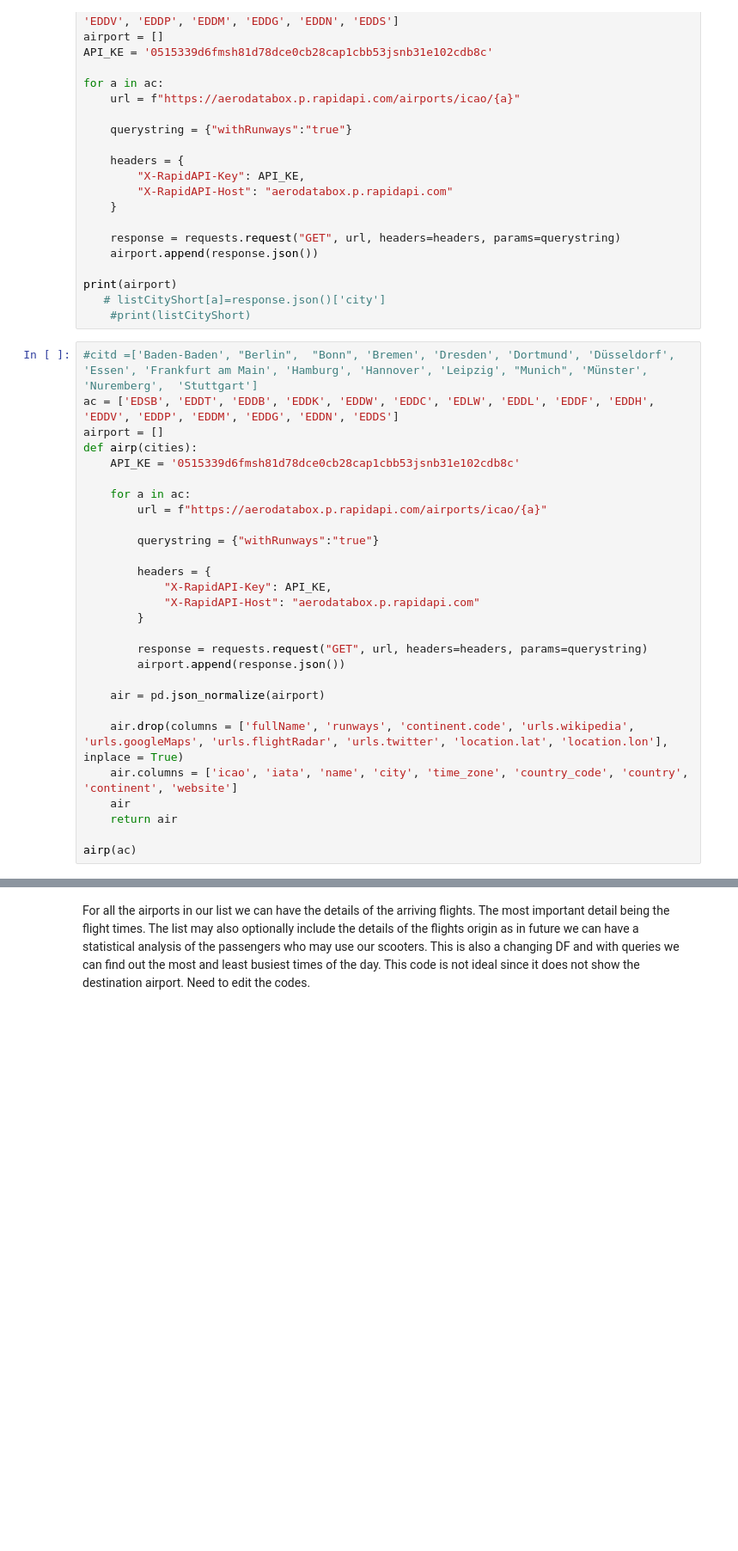
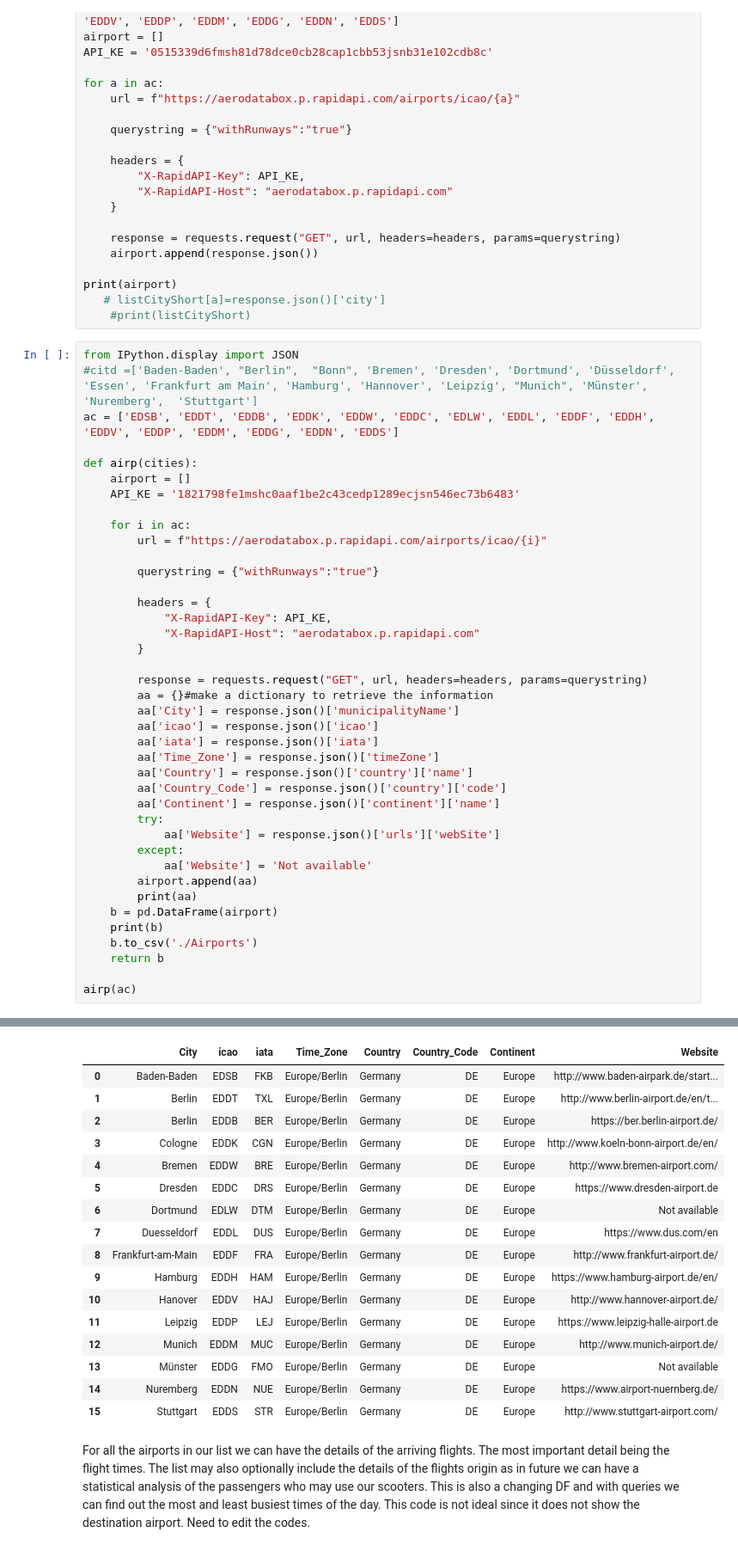
Before and after one commit to Joachim0211/DatapipelineApiToCloud, a Jupyter notebook: Gans Project.ipynb, the cells around one changed output, grey strips where cells are left out. Shown at 86% size. Saved outputs shown, nothing was run; the diff lists cells and outputs as text; blank space fills up the shorter version.

```diff
--- a/Gans Project.ipynb
+++ b/Gans Project.ipynb
@@ -137,14 +191,16 @@ print(airport)
    # listCityShort[a]=response.json()['city']
     #print(listCityShort)
 # %%
+from IPython.display import JSON
 #citd =['Baden-Baden', "Berlin",  "Bonn", 'Bremen', 'Dresden', 'Dortmund', 'Düsseldorf', 'Essen', 'Frankfurt am Main', 'Hamburg', 'Hannover', 'Leipzig', "Munich", 'Münster',  'Nuremberg',  'Stuttgart']
 ac = ['EDSB', 'EDDT', 'EDDB', 'EDDK', 'EDDW', 'EDDC', 'EDLW', 'EDDL', 'EDDF', 'EDDH', 'EDDV', 'EDDP', 'EDDM', 'EDDG', 'EDDN', 'EDDS']
-airport = []
+
 def airp(cities):
-    API_KE = '0515339d6fmsh81d78dce0cb28cap1cbb53jsnb31e102cdb8c'
+    airport = []
+    API_KE = '1821798fe1mshc0aaf1be2c43cedp1289ecjsn546ec73b6483'
 
-    for a in ac:
-        url = f"https://aerodatabox.p.rapidapi.com/airports/icao/{a}"
+    for i in ac:
+        url = f"https://aerodatabox.p.rapidapi.com/airports/icao/{i}"
 
         querystring = {"withRunways":"true"}
 
@@ -154,13 +210,24 @@ def airp(cities):
         }
 
         response = requests.request("GET", url, headers=headers, params=querystring)
-        airport.append(response.json())
-
-    air = pd.json_normalize(airport)
-
-    air.drop(columns = ['fullName', 'runways', 'continent.code', 'urls.wikipedia', 'urls.googleMaps', 'urls.flightRadar', 'urls.twitter', 'location.lat', 'location.lon'], inplace = True)
-    air.columns = ['icao', 'iata', 'name', 'city', 'time_zone', 'country_code', 'country', 'continent', 'website']
-    air
-    return air
+        aa = {}#make a dictionary to retrieve the information
+        aa['City'] = response.json()['municipalityName']
+        aa['icao'] = response.json()['icao']
+        aa['iata'] = response.json()['iata']
+        aa['Time_Zone'] = response.json()['timeZone']
+        aa['Country'] = response.json()['country']['name']
+        aa['Country_Code'] = response.json()['country']['code']
+        aa['Continent'] = response.json()['continent']['name']
+        try:
+            aa['Website'] = response.json()['urls']['webSite']
+        except:
+            aa['Website'] = 'Not available'
+        airport.append(aa)
+        print(aa)
+    b = pd.DataFrame(airport)
+    print(b)
+    b.to_csv('./Airports')
+    return b
 
 airp(ac)
+# %% [output]
@@ -167,2 +251,19 @@ airp(ac)
+|  | City | icao | iata | Time_Zone | Country | Country_Code | Continent | Website |
+| 0 | Baden-Baden | EDSB | FKB | Europe/Berlin | Germany | DE | Europe | http://www.baden-airpark.de/start... |
+| 1 | Berlin | EDDT | TXL | Europe/Berlin | Germany | DE | Europe | http://www.berlin-airport.de/en/t... |
+| 2 | Berlin | EDDB | BER | Europe/Berlin | Germany | DE | Europe | https://ber.berlin-airport.de/ |
+| 3 | Cologne | EDDK | CGN | Europe/Berlin | Germany | DE | Europe | http://www.koeln-bonn-airport.de/en/ |
+| 4 | Bremen | EDDW | BRE | Europe/Berlin | Germany | DE | Europe | http://www.bremen-airport.com/ |
+| 5 | Dresden | EDDC | DRS | Europe/Berlin | Germany | DE | Europe | https://www.dresden-airport.de |
+| 6 | Dortmund | EDLW | DTM | Europe/Berlin | Germany | DE | Europe | Not available |
+| 7 | Duesseldorf | EDDL | DUS | Europe/Berlin | Germany | DE | Europe | https://www.dus.com/en |
+| 8 | Frankfurt-am-Main | EDDF | FRA | Europe/Berlin | Germany | DE | Europe | http://www.frankfurt-airport.de/ |
+| 9 | Hamburg | EDDH | HAM | Europe/Berlin | Germany | DE | Europe | https://www.hamburg-airport.de/en/ |
+| 10 | Hanover | EDDV | HAJ | Europe/Berlin | Germany | DE | Europe | http://www.hannover-airport.de/ |
+| 11 | Leipzig | EDDP | LEJ | Europe/Berlin | Germany | DE | Europe | https://www.leipzig-halle-airport.de |
+| 12 | Munich | EDDM | MUC | Europe/Berlin | Germany | DE | Europe | http://www.munich-airport.de/ |
+| 13 | Münster | EDDG | FMO | Europe/Berlin | Germany | DE | Europe | Not available |
+| 14 | Nuremberg | EDDN | NUE | Europe/Berlin | Germany | DE | Europe | https://www.airport-nuernberg.de/ |
+| 15 | Stuttgart | EDDS | STR | Europe/Berlin | Germany | DE | Europe | http://www.stuttgart-airport.com/ |
 # %% [markdown]
 For all the airports in our list we can have the  details of the arriving flights. The most important detail being the flight times. The list may also optionally include the details of the flights origin as in future we can have a statistical analysis of the passengers who may use our scooters. This is also a changing DF and with queries we can find out the most and least busiest times of the day. This code is not ideal since it does not show the destination airport. Need to edit the codes.
```
Also changed, not shown: parts of 7 cells of this notebook, 4 other files.
